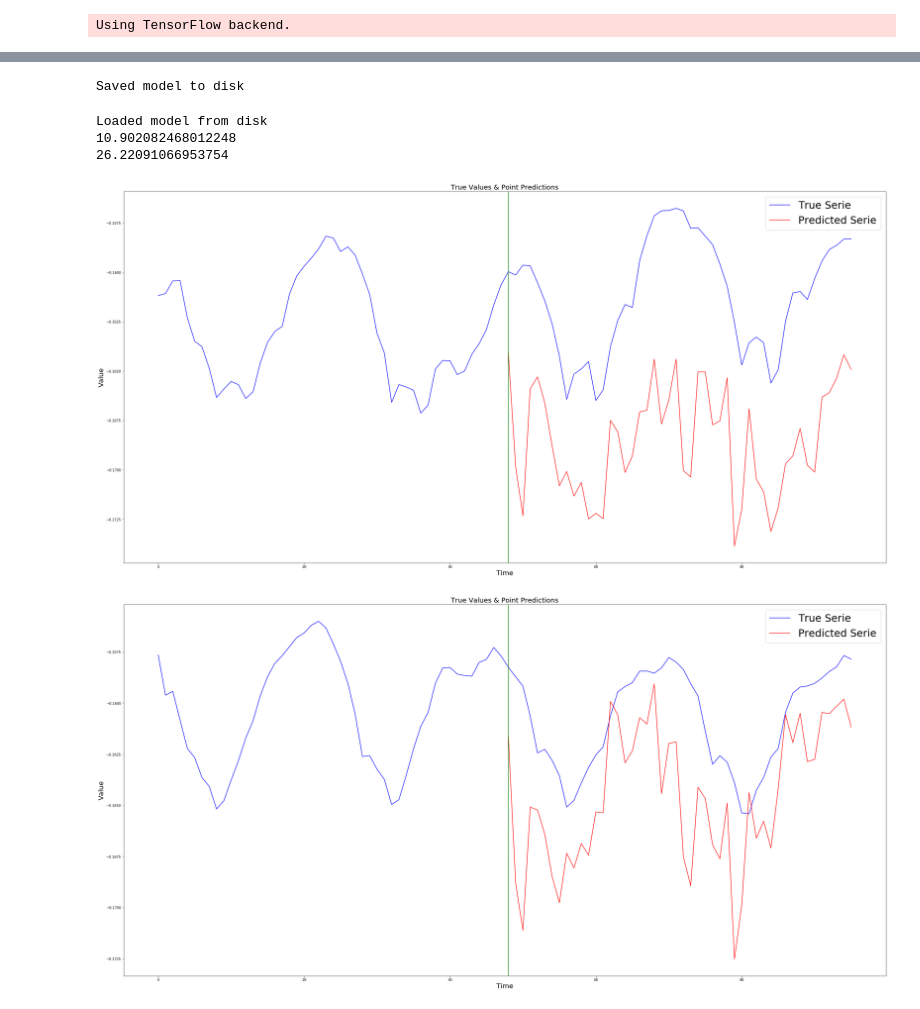
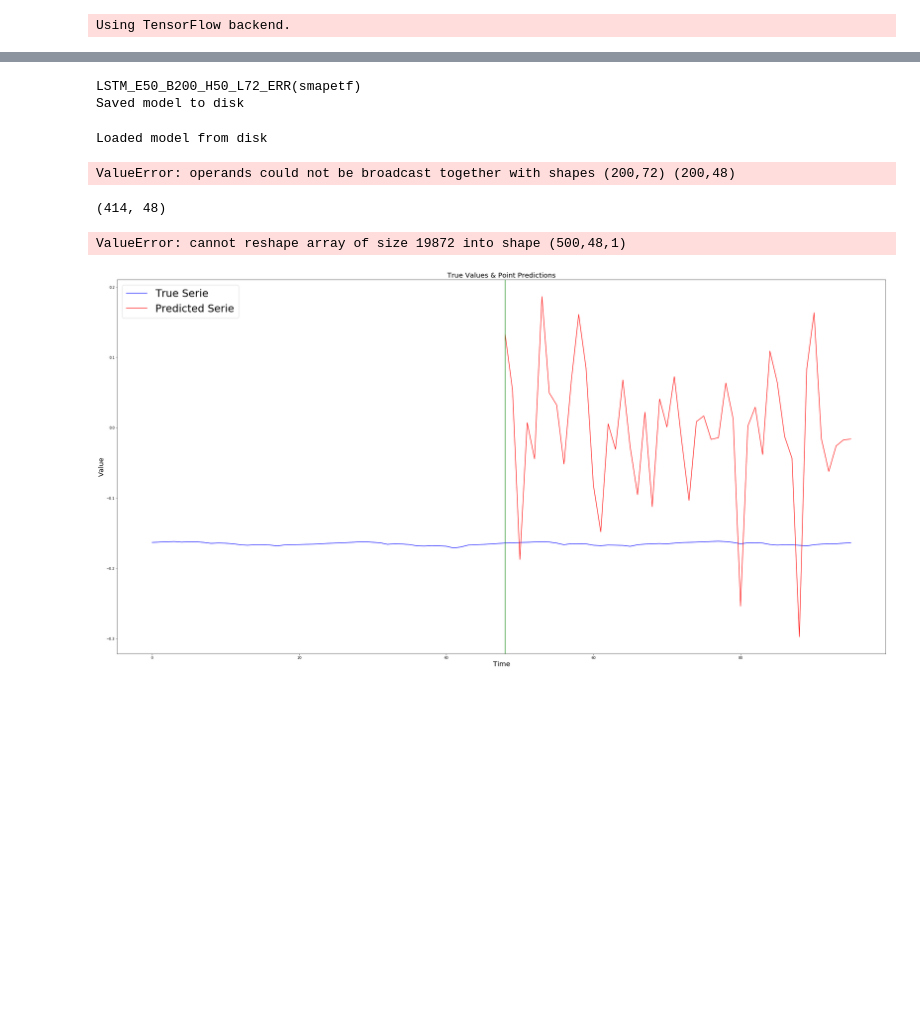
Before and after one commit to yamen23ali/m4-lstm, a Jupyter notebook: notebooks/Point_predection_mae.ipynb, the cells around one changed output, grey strips where cells are left out. Saved outputs shown, nothing was run; the diff lists cells and outputs as text; code cells hidden in the pictures; blank space fills up the shorter version.

Commit message:
add tests

```diff
--- a/notebooks/Point_predection_mae.ipynb
+++ b/notebooks/Point_predection_mae.ipynb
@@ -20,8 +20,8 @@ import tensorflow as tf
 Using TensorFlow backend.
 # %%
 EPOCHS = 50
-BATCH_SIZE = 100
-LOOKBACK = 48
+BATCH_SIZE = 200
+LOOKBACK = 72
 HORIZON = 48
 HIDDEN_LAYER_SIZE = 50
 LOSS = smapetf
@@ -34,7 +34,7 @@ gen = M4Generator("../Dataset/Train/Hourly-train.csv", "../Dataset/Test/Hourly-t
                   LOOKBACK, HORIZON, BATCH_SIZE)
 
 model = M4Model(hidden_layer_size=HIDDEN_LAYER_SIZE, batch_size=BATCH_SIZE, lookback=LOOKBACK,
-        horizon=HORIZON, learning_rate=0.01, loss = LOSS)
+        horizon=HORIZON, learning_rate=0.001, loss = LOSS, dropout_ratio = 0.3)
 
 hist = model.train(gen, epochs=EPOCHS)
 
@@ -60,18 +60,14 @@ Epoch 50/50
 # %%
-model.save(f'../models/{model_name}.json', f'../models/{model_name}.h5')
+print(model_name)
+model.save(f'../models/test.json', f'../models/test.h5')
 # %% [output]
+LSTM_E50_B200_H50_L72_ERR(smapetf)
 Saved model to disk
 # %%
+
 #=================== Evaluate Model
-BATCH_SIZE = 50
-LOOKBACK = 48
-HORIZON = 48
-
-gen = M4Generator("../Dataset/Train/Hourly-train.csv", "../Dataset/Test/Hourly-test.csv",
-                  LOOKBACK, HORIZON, BATCH_SIZE)
-
 model = M4Model(batch_size=BATCH_SIZE)
-model.load('../models/LSTM_E50_B50_H100_L48_ERR(smapetf).json','../models/LSTM_E50_B50_H100_L48_ERR(smapetf).h5')
+model.load('../models/test.json','../models/test.h5')
 
 train_x, train_y, test_x, test_y = gen.get_data()
 
@@ -82,25 +78,24 @@ test_error = evaluate_model(model, test_x, test_y, smapetf)
 print(test_error)
 # %% [output]
 Loaded model from disk
-10.902082468012248
-26.22091066953754
+ValueError: operands could not be broadcast together with shapes (200,72) (200,48)
 # %%
-train_x, train_y, test_x, test_y = gen.get_data()
-IDX = 0
+IDX = 9
 #============ Predict Train
 predictedY = model.predict(train_x[:BATCH_SIZE,:].reshape(BATCH_SIZE, LOOKBACK, 1))
 
 #plot_series(train_x, train_y, predictedY, series_num=10)
 plot_serie_and_prediction(train_x, train_y, predictedY, serie_indx=IDX)
 
 #============ Predict Test
 predictedY = model.predict(test_x[:BATCH_SIZE,:].reshape(BATCH_SIZE, LOOKBACK, 1))
 
 #plot_series(test_x, test_y, predictedY, series_num=10)
 plot_serie_and_prediction(test_x, test_y, predictedY, serie_indx=IDX)
 # %% [output]
+(414, 48)
+ValueError: cannot reshape array of size 19872 into shape (500,48,1)
-[figure, old version]
+[figure, new version]
-[figure, removed]
 # %%
 #=================== Evaluate Model
 train_x, train_y, test_x, test_y = gen.get_data()
```
Also changed, not shown: parts of 1 cell of this notebook, 12 other files.
